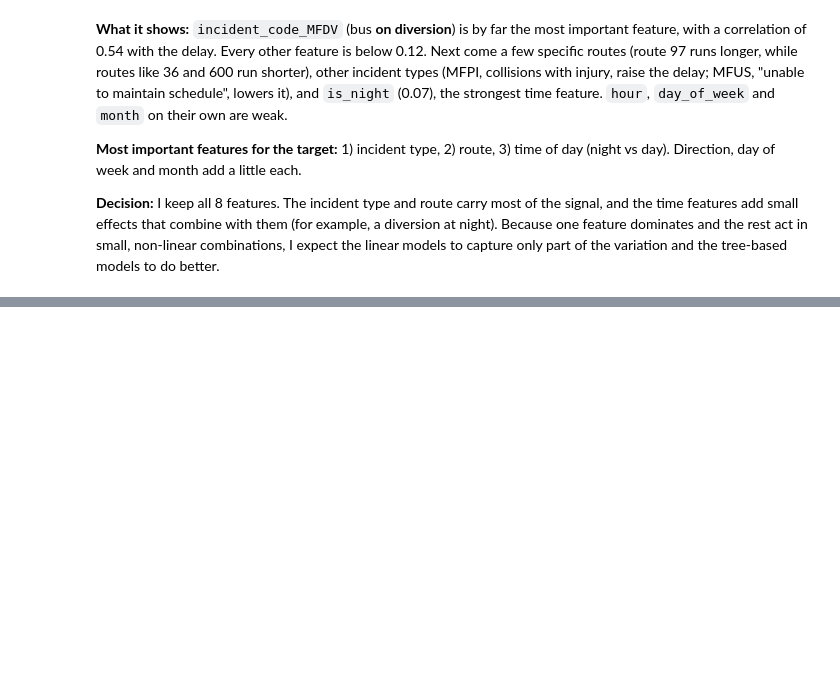
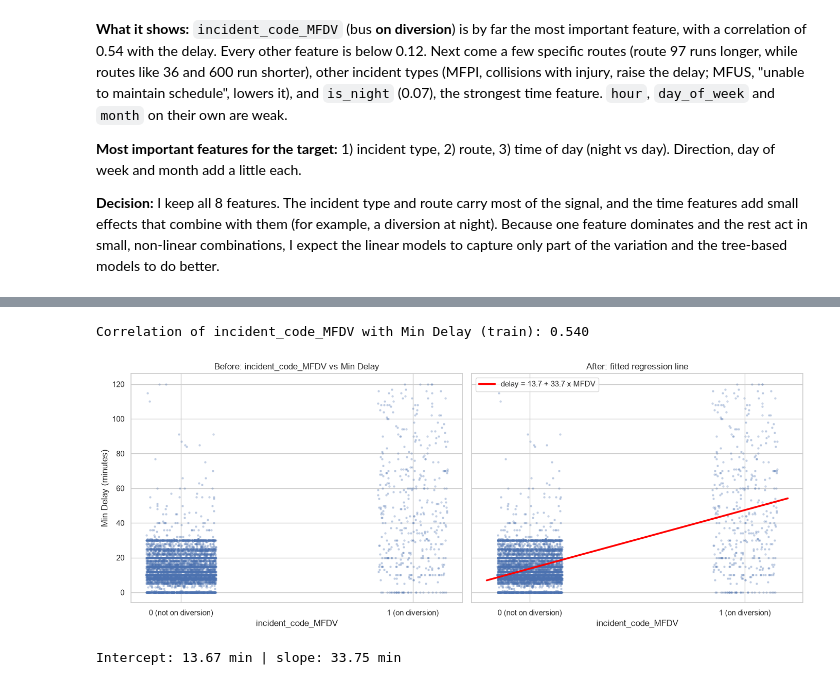
Before and after one commit to Byiringiro-saaad/linear_regression_model, a Jupyter notebook: summative/linear_regression/multivariate.ipynb, the cells around one changed output, grey strips where cells are left out. Saved outputs shown, nothing was run; the diff lists cells and outputs as text; code cells hidden in the pictures; blank space fills up the shorter version.

```diff
--- a/summative/linear_regression/multivariate.ipynb
+++ b/summative/linear_regression/multivariate.ipynb
@@ -404,0 +684,36 @@ dtype: float64
+# %%
+best_feature = "incident_code_MFDV"
+x_feat = (X_train["incident_code"] == "MFDV").astype(int).to_numpy()
+print(f"Correlation of {best_feature} with Min Delay (train): {np.corrcoef(x_feat, y_train)[0, 1]:.3f}")
+
+rng = np.random.default_rng(RANDOM_STATE)
+idx = rng.choice(len(x_feat), 8000, replace=False)
+jitter = rng.uniform(-0.15, 0.15, size=len(idx))
+
+fig, axes = plt.subplots(1, 2, figsize=(14, 5.5), sharey=True)
+
+# BEFORE: raw relationship
+axes[0].scatter(x_feat[idx] + jitter, y_train.to_numpy()[idx], s=5, alpha=0.25)
+axes[0].set_title(f"Before: {best_feature} vs Min Delay")
+
+# AFTER: same scatter + one-feature linear regression line
+one_feature_lr = LinearRegression().fit(x_feat.reshape(-1, 1), y_train)
+x_line = np.linspace(-0.2, 1.2, 50)
+axes[1].scatter(x_feat[idx] + jitter, y_train.to_numpy()[idx], s=5, alpha=0.25)
+axes[1].plot(x_line, one_feature_lr.predict(x_line.reshape(-1, 1)), color="red", lw=2.5,
+             label=f"delay = {one_feature_lr.intercept_:.1f} + {one_feature_lr.coef_[0]:.1f} x MFDV")
+axes[1].set_title(f"After: fitted regression line")
+axes[1].legend(loc="upper left")
+
+for ax in axes:
+    ax.set_xticks([0, 1], ["0 (not on diversion)", "1 (on diversion)"])
+    ax.set_xlabel(best_feature)
+axes[0].set_ylabel("Min Delay (minutes)")
+plt.tight_layout()
+plt.show()
+
+print(f"Intercept: {one_feature_lr.intercept_:.2f} min | slope: {one_feature_lr.coef_[0]:.2f} min")
+# %% [output]
+Correlation of incident_code_MFDV with Min Delay (train): 0.540
+[figure, added]
+Intercept: 13.67 min | slope: 33.75 min
```
Also changed, not shown: parts of 19 cells of this notebook.
